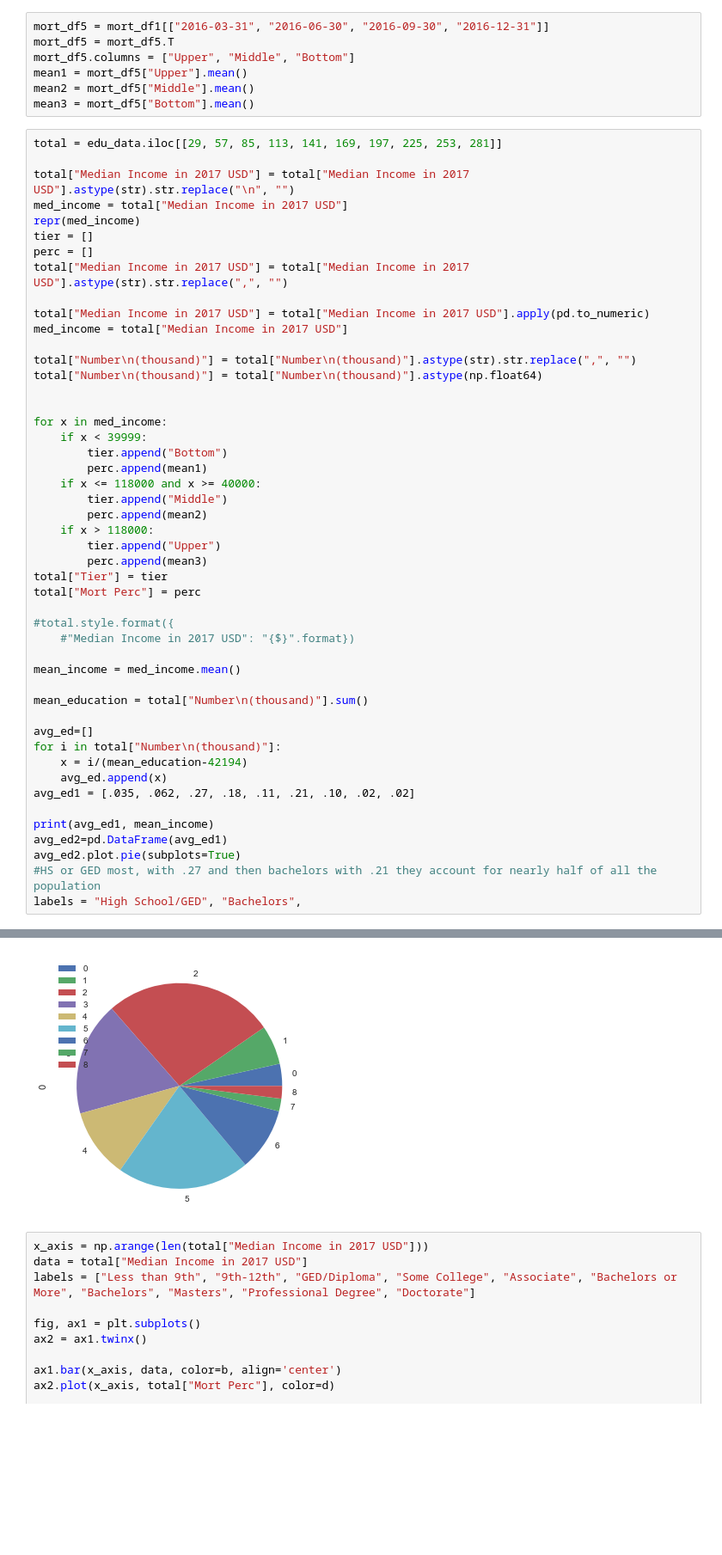
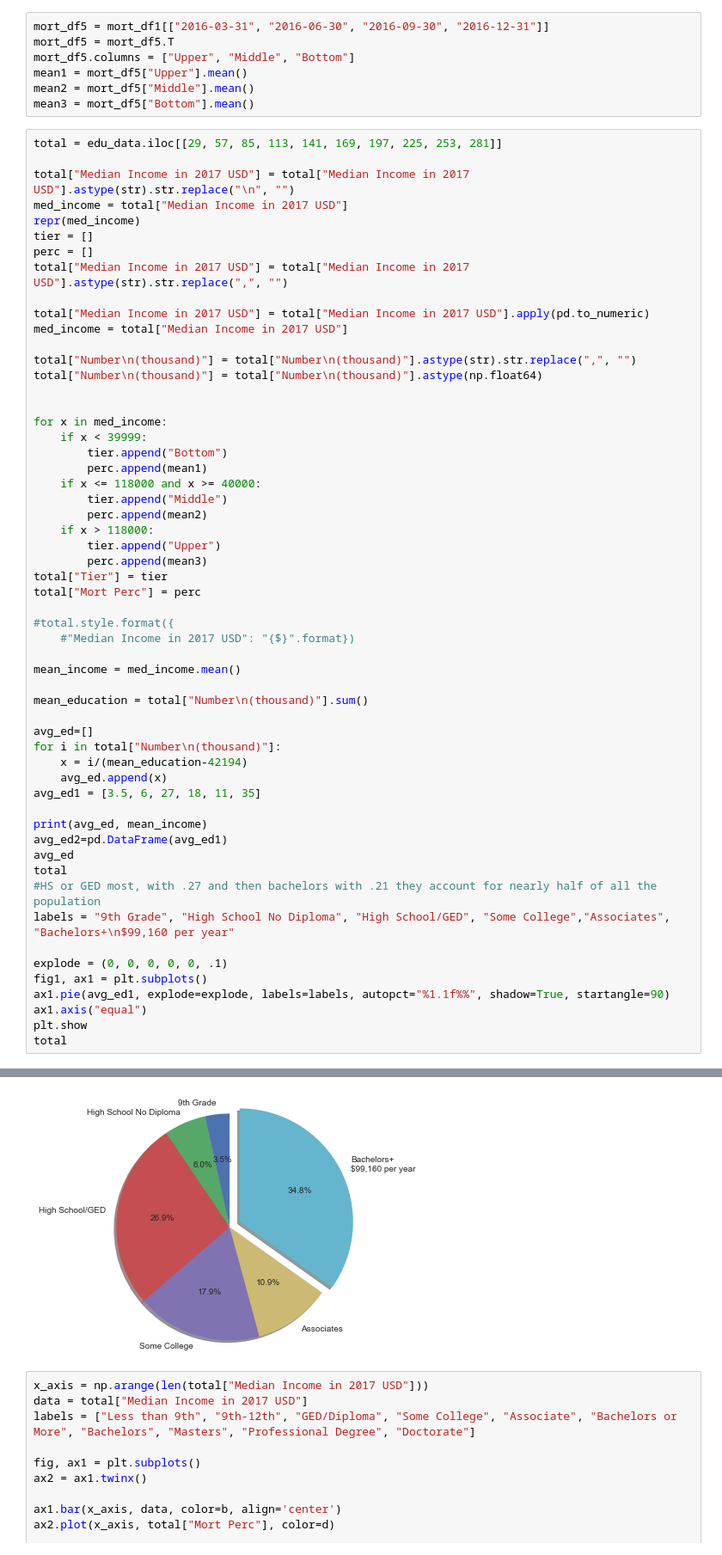
Before and after one commit to LoriHarris/Real_Estate_Affordability, a Jupyter notebook: Cleaning Labor, Income, and Education CSVs.ipynb, the cells around one changed output, grey strips where cells are left out. Shown: that part at 86% size. Drawn from its saved outputs; the diff is of its cells as text; blank space fills up the shorter version.

Commit message:
Worked on pie chart for typical mortgage payer

```diff
--- a/Cleaning Labor, Income, and Education CSVs.ipynb
+++ b/Cleaning Labor, Income, and Education CSVs.ipynb
@@ -265,11 +265,19 @@ avg_ed=[]
 for i in total["Number\n(thousand)"]:
     x = i/(mean_education-42194)
     avg_ed.append(x)
-avg_ed1 = [.035, .062, .27, .18, .11, .21, .10, .02, .02]
+avg_ed1 = [3.5, 6, 27, 18, 11, 35]
 
-print(avg_ed1, mean_income)
+print(avg_ed, mean_income)
 avg_ed2=pd.DataFrame(avg_ed1)
-avg_ed2.plot.pie(subplots=True)
+avg_ed
+total
 #HS or GED most, with .27 and then bachelors with .21 they account for nearly half of all the population
-labels = "High School/GED", "Bachelors",
+labels = "9th Grade", "High School No Diploma", "High School/GED", "Some College","Associates", "Bachelors+\n$99,160 per year"
+
+explode = (0, 0, 0, 0, 0, .1)
+fig1, ax1 = plt.subplots()
+ax1.pie(avg_ed1, explode=explode, labels=labels, autopct="%1.1f%%", shadow=True, startangle=90)
+ax1.axis("equal")
+plt.show
+total
 # %% [output]
@@ -277,15 +285,15 @@ labels = "High School/GED", "Bachelors",
 |  | Educational attainment and income... | Number (thousand) | Median income | Median Income in 2017 USD | Mean income | ... |
 | 33 | 2016 | 4224.0 | 26,979 | 27559 | 40,828 | ... |
 | 64 | 2016 | 7436.0 | 28,372 | 28982 | 40,195 | ... |
 | 95 | 2016 | 32451.0 | 43,331 | 44263 | 58,564 | ... |
 | 126 | 2016 | 21022.0 | 54,163 | 55328 | 71,065 | ... |
 | 157 | 2016 | 12658.0 | 62,809 | 64160 | 79,308 | ... |
 | 188 | 2016 | 42194.0 | 97,072 | 99160 | 124,987 | ... |
 | 219 | 2016 | 25657.0 | 90,268 | 92209 | 113,019 | ... |
 | 250 | 2016 | 12279.0 | 102,445 | 104648 | 131,304 | ... |
 | 281 | 2016 | 1781.0 | 136,015 | 138940 | 184,698 | ... |
 | 312 | 2016 | 2477.0 | 130,136 | 132935 | 174,717 | ... |
-[figure, old version]
+[figure, new version]
 # %%
 x_axis = np.arange(len(total["Median Income in 2017 USD"]))
 data = total["Median Income in 2017 USD"]
```
Also changed, not shown: parts of 1 cell of this notebook.
